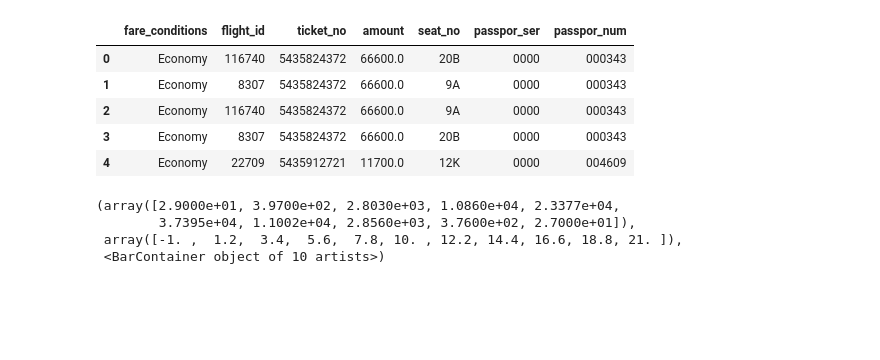
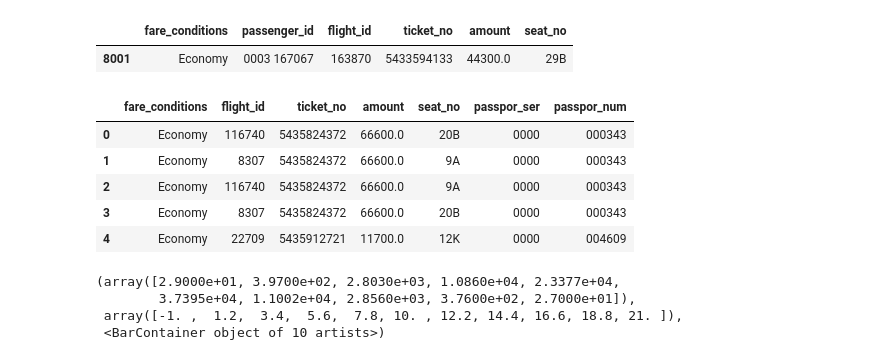
Before and after one commit to IvanSvyatykh/SemestrDatabaseWork, a Jupyter notebook: notebooks/refactor_tickets.ipynb, the cells around one changed output. Saved outputs shown, nothing was run; the diff lists cells and outputs as text; code cells hidden in the pictures; blank space fills up the shorter version.

```diff
--- a/notebooks/refactor_tickets.ipynb
+++ b/notebooks/refactor_tickets.ipynb
@@ -15,0 +44,8 @@ tickets_data.head()
+# %%
+tickets_data[
+    (tickets_data["flight_id"] == 163870)
+    & (tickets_data["seat_no"] == "29B")
+]
+# %% [output]
+|  | fare_conditions | passenger_id | flight_id | ticket_no | amount | seat_no |
+| 8001 | Economy | 0003 167067 | 163870 | 5433594133 | 44300.0 | 29B |
```
Also changed, not shown: parts of 5 cells of this notebook, 9 other files.
